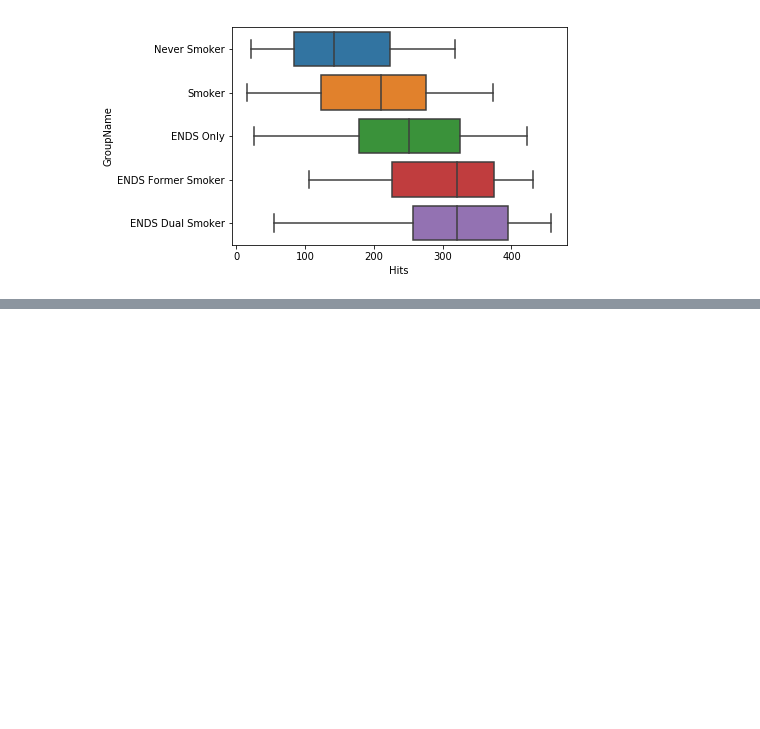
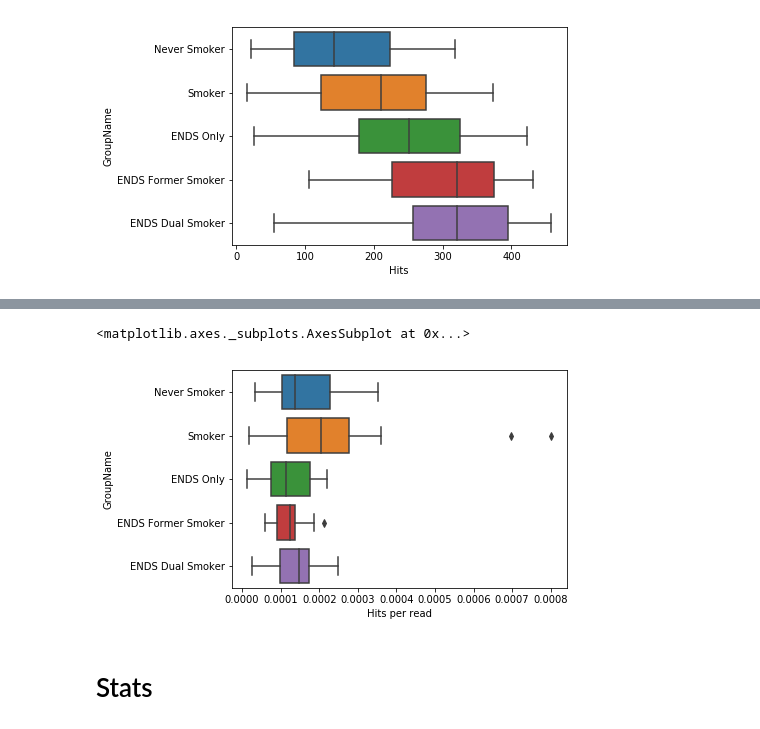
Before and after one commit to sterrettJD/Nicotine-Microbiome, a Jupyter notebook: diamond_analysis/diamond_analysis.ipynb, the cells around one changed output, grey strips where cells are left out. Drawn from its saved outputs; the diff is of its cells as text; code cells hidden in the pictures; blank space fills up the shorter version.

Commit message:
normalize per read and kruskal

```diff
--- a/diamond_analysis/diamond_analysis.ipynb
+++ b/diamond_analysis/diamond_analysis.ipynb
@@ -104,0 +112,20 @@ sns.boxplot("Hits",
+# %%
+num_reads_df = pd.DataFrame(contents, columns=["filepath", "num reads"])
+num_reads_df = num_reads_df.replace("", np.NaN)
+num_reads_df = num_reads_df[num_reads_df["num reads"].isna()==False]
+# %%
+num_reads_df["Sample"] = num_reads_df["filepath"].apply(lambda x: x.split("/")[-1].strip())
+num_reads_df = num_reads_df.set_index("Sample")
+# %%
+metadata["Num reads"] = num_reads_df["num reads"].astype(int)
+# %%
+metadata["Hits per read"] = metadata["Hits"]/metadata["Num reads"]
+# %%
+sns.boxplot("Hits per read",
+            "GroupName",
+            data=metadata)
+# %% [output]
+<matplotlib.axes._subplots.AxesSubplot at 0x...>
+[figure, added]
+# %% [markdown]
+# Stats
```
Also changed, not shown: parts of 6 cells of this notebook.
